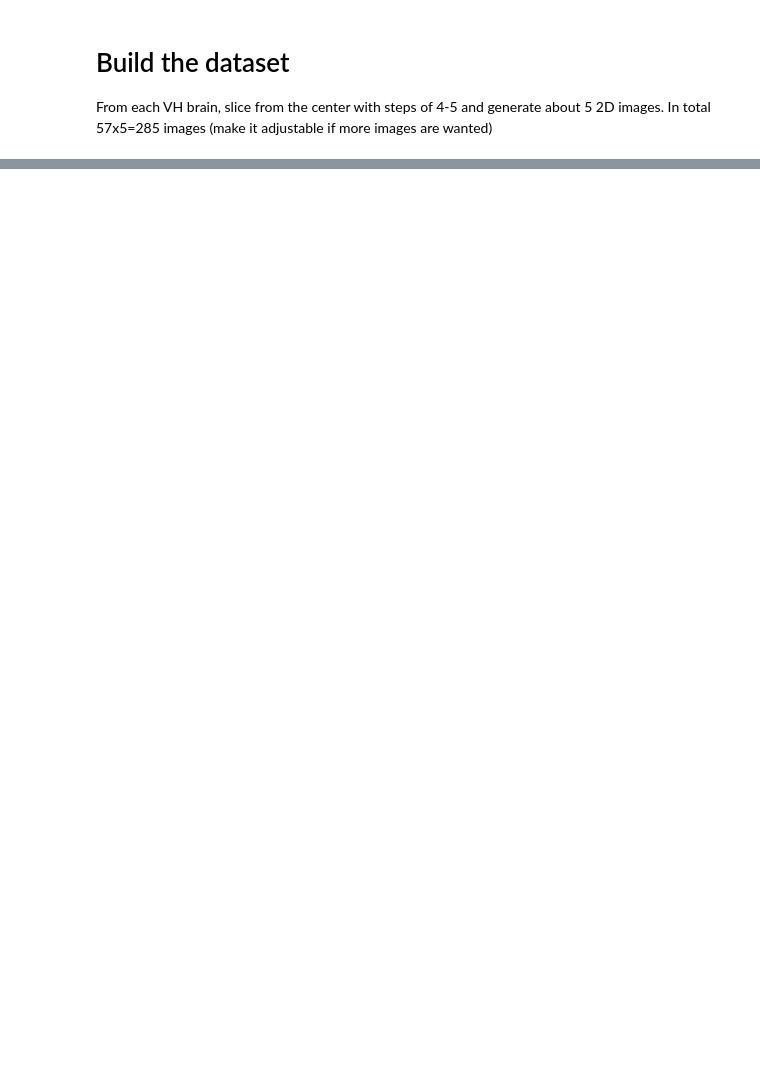
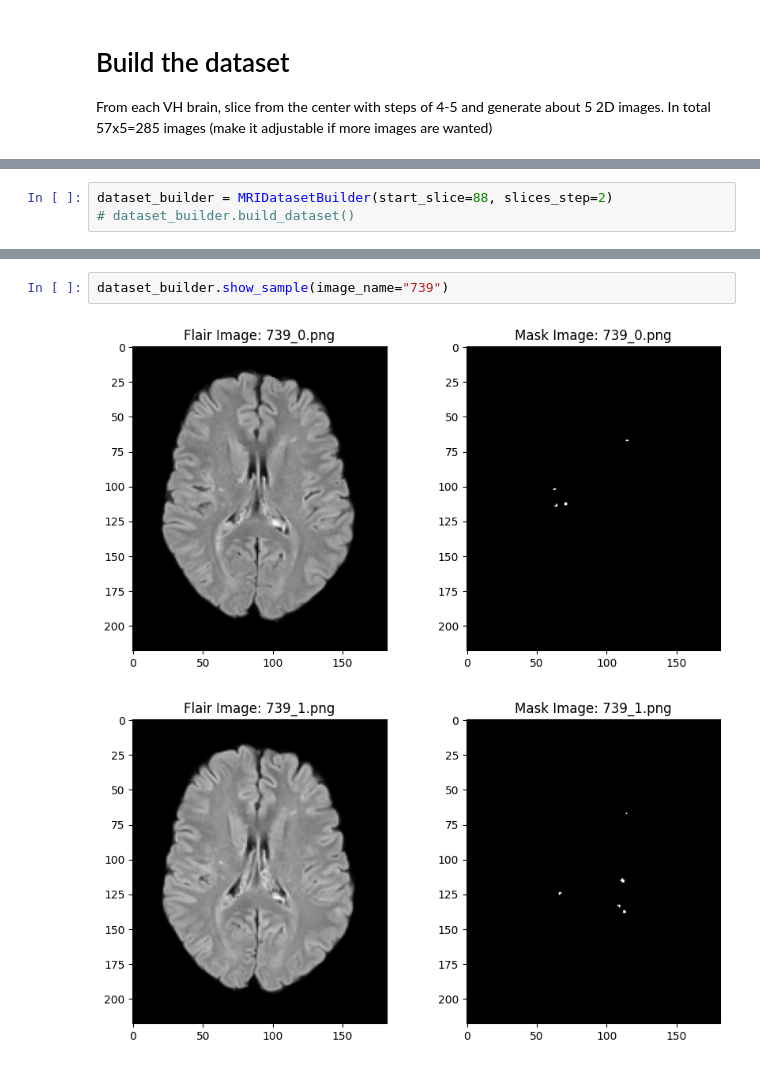
Before and after one commit to benetraco/tfg, a Jupyter notebook: dataset/build_dataset.ipynb, the cells around one changed output, grey strips where cells are left out. Saved outputs shown, nothing was run; the diff lists cells and outputs as text; blank space fills up the shorter version.

Commit message:
updates in the building dataset

```diff
--- a/dataset/build_dataset.ipynb
+++ b/dataset/build_dataset.ipynb
@@ -84,0 +6,3 @@ for folder in folders:
+# %%
+dataset_builder = MRIDatasetBuilder(start_slice=88, slices_step=2)
+# dataset_builder.build_dataset()
@@ -84,0 +17,5 @@ for folder in folders:
+# %%
+dataset_builder.show_sample(image_name="739")
+# %% [output]
+[figure, added]
+[figure, added]
```
Also changed, not shown: parts of 5 cells of this notebook, 1 other file.
